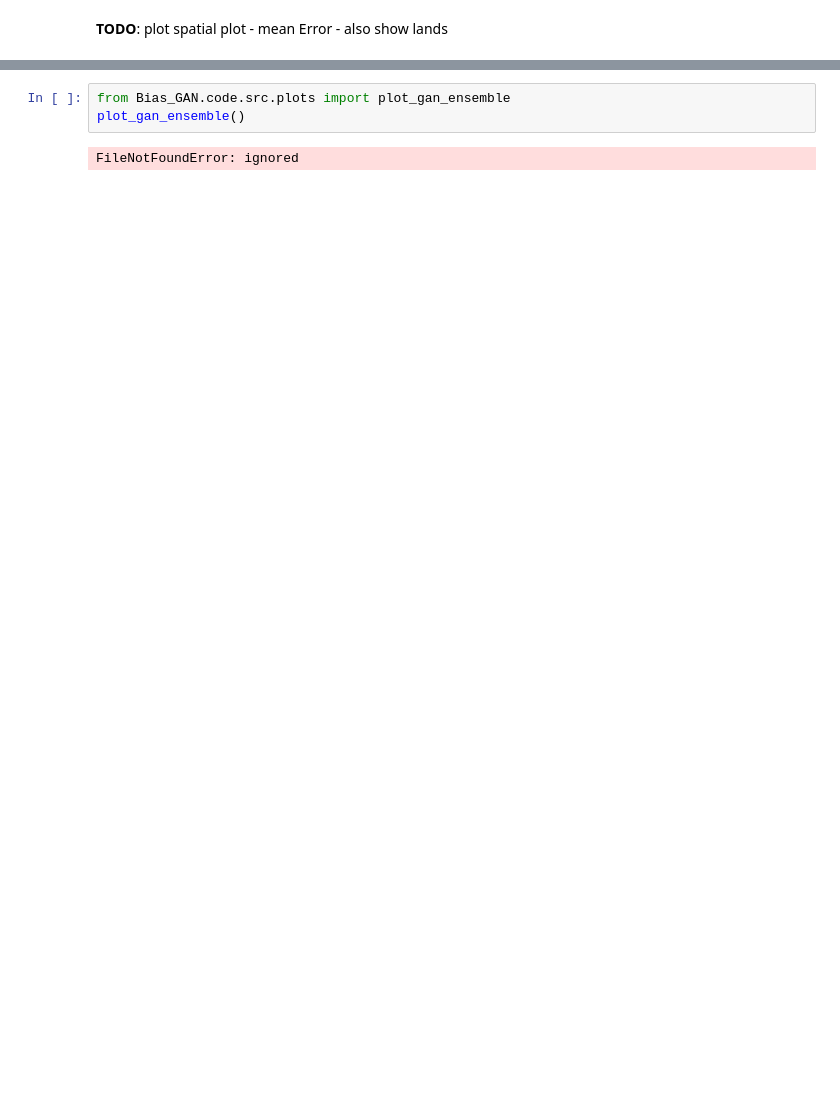
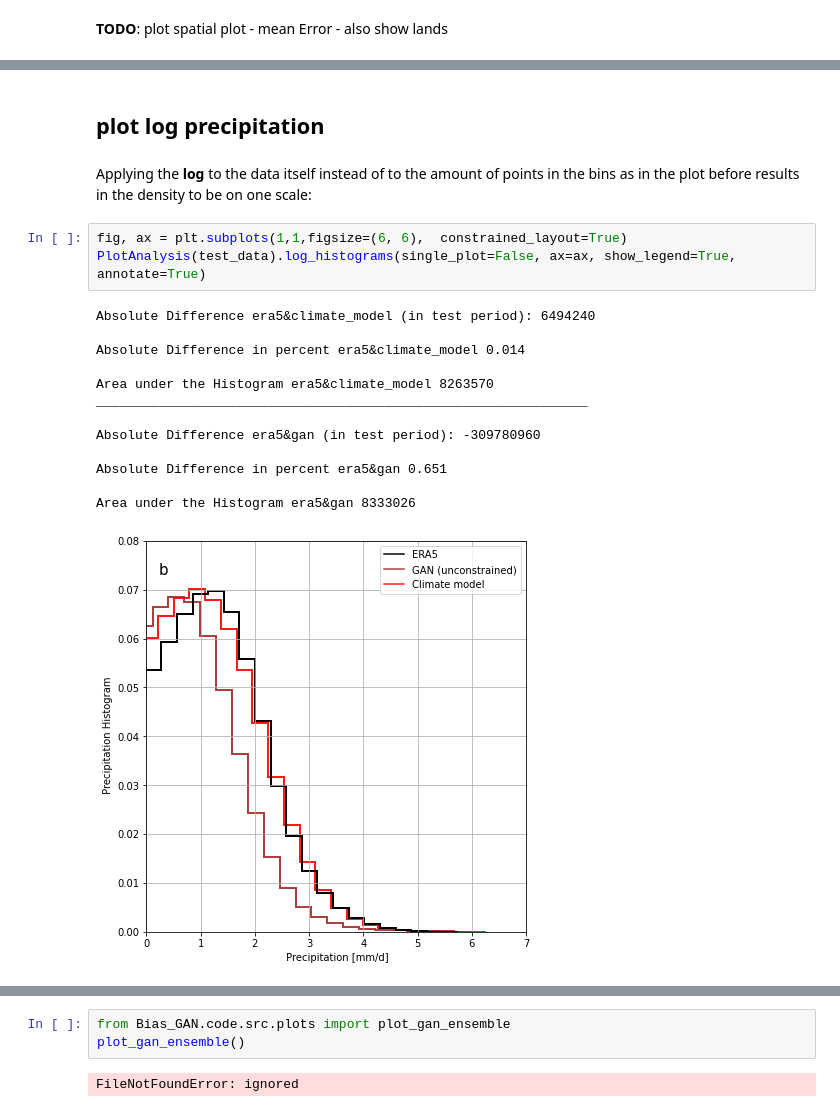
Before and after one commit to aim56009/Bias_GAN, a Jupyter notebook: code/run_notebook.ipynb, the cells around one changed output, grey strips where cells are left out. Saved outputs shown, nothing was run; the diff lists cells and outputs as text; blank space fills up the shorter version.

```diff
--- a/code/run_notebook.ipynb
+++ b/code/run_notebook.ipynb
@@ -954,0 +1231,21 @@ PlotAnalysis(test_data).latitudinal_mean()
+# %% [markdown]
+## plot log **precipitation**
+# %% [markdown]
+Applying the **log** to the data itself instead of to the amount of points in the bins as in the plot before results in the density to be on one scale:
+# %%
+fig, ax = plt.subplots(1,1,figsize=(6, 6),  constrained_layout=True)
+PlotAnalysis(test_data).log_histograms(single_plot=False, ax=ax, show_legend=True, annotate=True)
+# %% [output]
+Absolute Difference era5&climate_model (in test period): 6494240
+
+Absolute Difference in percent era5&climate_model 0.014
+
+Area under the Histogram era5&climate_model 8263570
+_______________________________________________________________
+
+Absolute Difference era5&gan (in test period): -309780960
+
+Absolute Difference in percent era5&gan 0.651
+
+Area under the Histogram era5&gan 8333026
+[figure, added]
```
Also changed, not shown: parts of 41 cells of this notebook.
